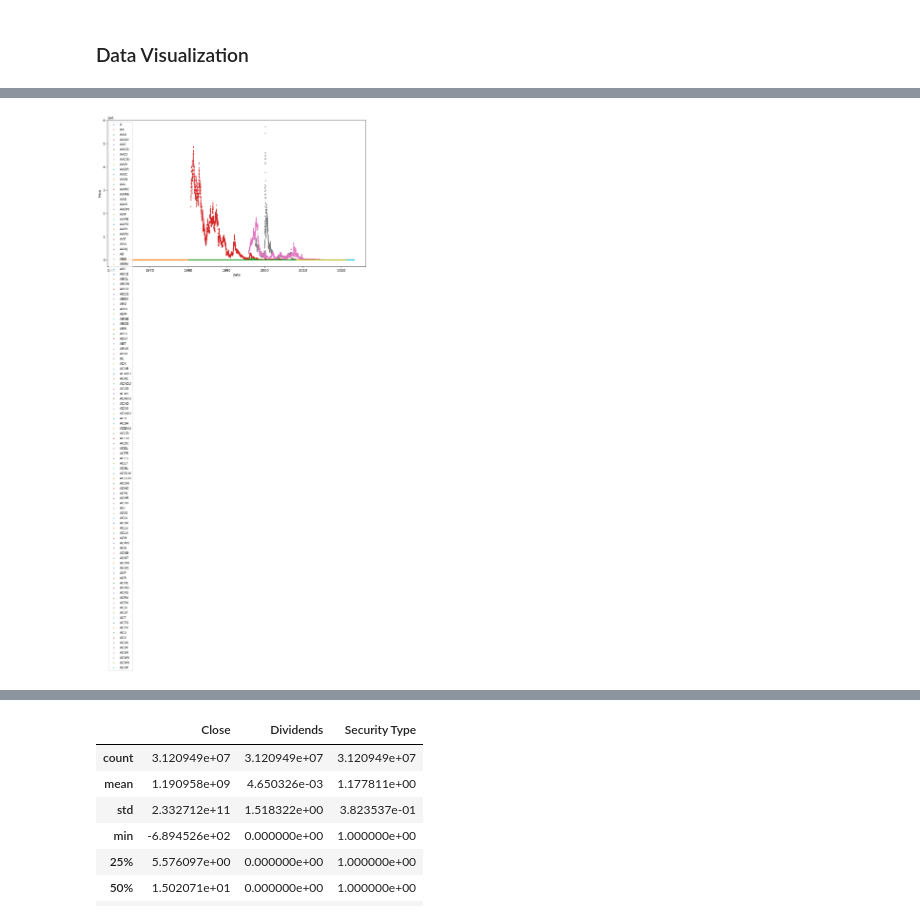
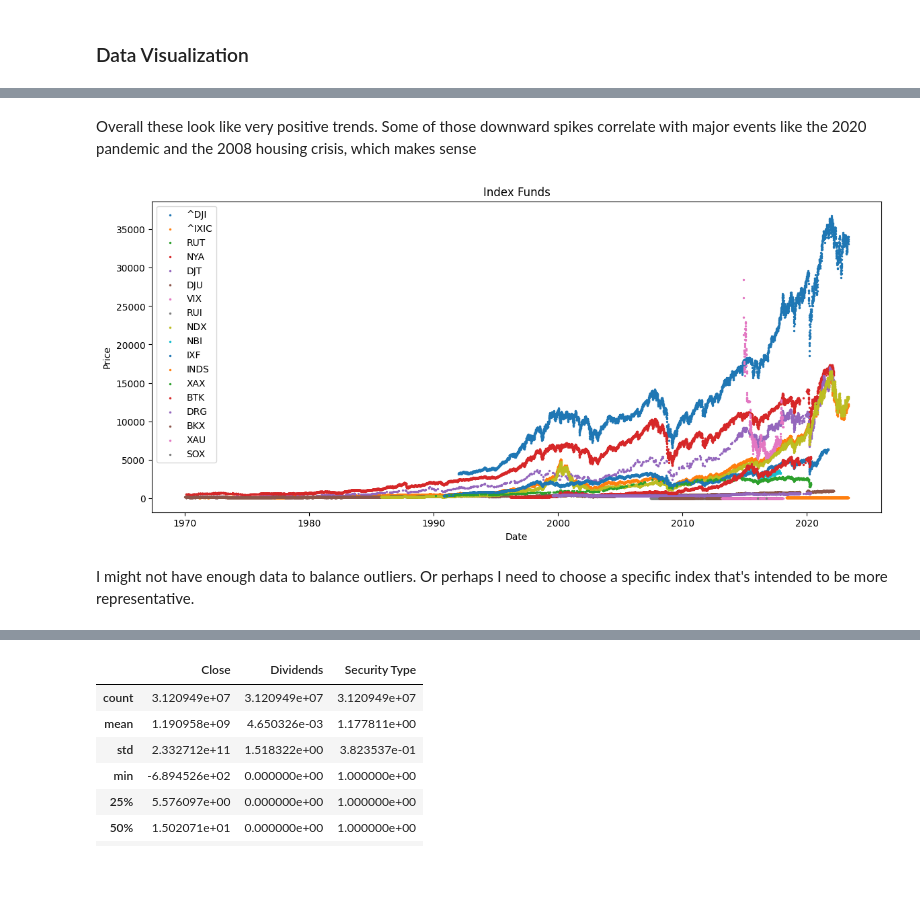
Before and after one commit to n-ghosh/Market-Learning, a Jupyter notebook: market_learning.ipynb, the cells around one changed output, grey strips where cells are left out. Cells and saved outputs as stored; diff of their text form; code cells hidden in the pictures; blank space fills up the shorter version.

```diff
--- a/market_learning.ipynb
+++ b/market_learning.ipynb
@@ -204 +196,13 @@ class SecurityType(Enum):
+# %%
+# I'll try to directly define integers to represent different security classifications, instead of strings. I know that some ML algorithms do this, and others like target encoding prefer to see the whole dataset before prescribing numbers for classifications, so they can be a little smarter about it.
+# I may need to revisit this later.
+class SecurityType(Enum):
+    EQUITY = 1
+    ETF = 2
+    MUTUALFUND = 3
+    INDEX = 4
+    CURRENCY = 5
+    FUTURE = 6
+    CRYPTO = 7
+    ECNQUOTE = 8
 # %% [markdown]
@@ -272,0 +295,21 @@ memory usage: 1.7 GB
+# %%
+# History for indexes
+lst_indexes = []
+for index in index_acronyms:
+    df = index_tickers.tickers[index].history(period='max', interval='1d', repair=True)
+
+    if df.empty:
+        continue
+
+    df['Security Type'] = SecurityType[index_tickers.tickers[index].info['quoteType']].value
+    df['Acronym'] = index
+    df['Acronym'] = df['Acronym'].astype('string')
+
+    df.rename(columns={'Close': 'Price'}, inplace=True)
+    df.reset_index(inplace=True)
+    if 'Capital Gains' not in df.columns:
+        df['Capital Gains'] = np.nan
+    df.drop(columns=['Open', 'High', 'Low', 'Volume', 'Capital Gains', 'Stock Splits'], inplace=True, axis=1)
+
+    lst_indexes.append(df)
+len(lst_indexes)
@@ -537,12 +659,17 @@ Name: count, dtype: int64
+# %% [markdown]
+Overall these look like very positive trends. Some of those downward spikes correlate with major events like the 2020 pandemic and the 2008 housing crisis, which makes sense
 # %%
-j=10 # for j in range(10):
-plt.figure(figsize=(14, 8))
-for i in range(j*10+10):
-    plt.scatter(lst_dfs[i].index, lst_dfs[i]['Close'], label=lst_dfs[i]['Acronym'][0], s=4)
+# Index funds
+plt.figure(figsize=(14, 6))
+for i, df in enumerate(lst_indexes):
+    plt.scatter(df['Date'], df['Price'], label=df['Acronym'][0], s=2)
 
 plt.legend()
+plt.title('Index Funds')
 plt.xlabel('Date')
 plt.ylabel('Price')
 plt.show()
 # %% [output]
-[figure, old version]
+[figure, new version]
+# %% [markdown]
+I might not have enough data to balance outliers. Or perhaps I need to choose a specific index that's intended to be more representative.
```
Also changed, not shown: parts of 70 cells of this notebook.
